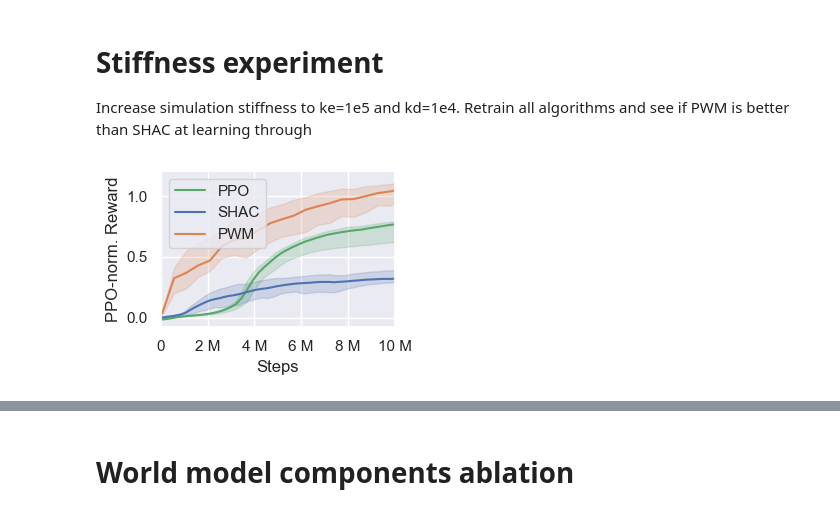
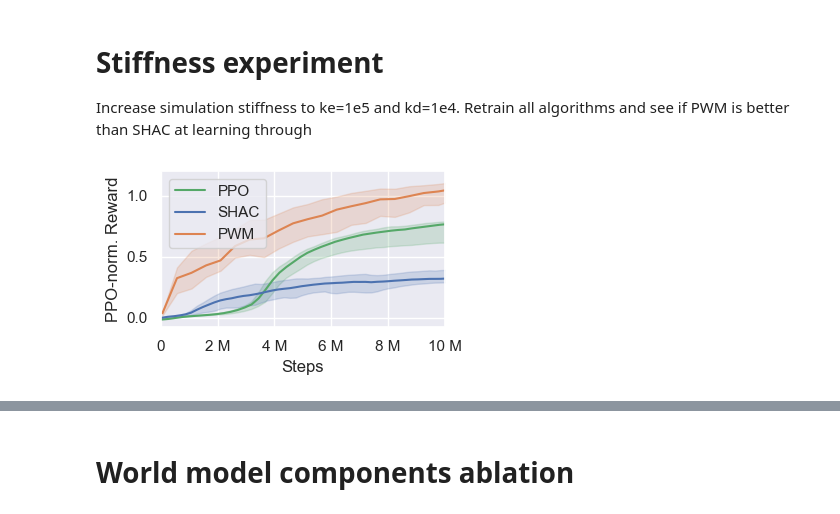
Before and after one commit to imgeorgiev/PWM, a Jupyter notebook: results/results.ipynb, the cells around one changed output, grey strips where cells are left out. Drawn from its saved outputs; the diff is of its cells as text; code cells hidden in the pictures.

```diff
--- a/results/results.ipynb
+++ b/results/results.ipynb
@@ -23,7 +23,7 @@ colors = {"PPO": colors[2],
          "SAC": colors[3],
          # "TDMPC (no planning)": colors[4],
          "SHAC": colors[0],
-         "TDMPC2": colors[4],
+         "TD-MPC2": colors[4],
          "PWM": colors[1]}
 
 # used to gather normalisation values
@@ -662,30 +734,30 @@ Increase simulation stiffness to ke=1e5 and kd=1e4. Retrain all algorithms and s
 # %%
 ppo_data = process_step_data_iqm("data/ppo_hopper_stiff.csv", row="global_step", col="rewards/step", downsample=1, smooth=0.7)
 shac_data = process_step_data_iqm("data/shac_hopper_stiff.csv", row="global_step", col="rewards/step", smooth=0.7)
 pwm_data = process_step_data_iqm("data/pwm_hopper_stiff.csv", row="Step", col="rewards", smooth=0.7)
 
 norm = 4742.296956380208
 ppo_data /= norm
 shac_data /= norm
 pwm_data /= norm
 
-f, ax = plt.subplots(1, 1, figsize=(3.5,2.4))
+f, ax = plt.subplots(1, 1, figsize=(4,2.4))
 ax.plot(ppo_data["rewards/step"], label="PPO", color=colors["PPO"])
 ax.fill_between(ppo_data.index, ppo_data["rewards/step_min"], ppo_data["rewards/step_max"], alpha=0.2, color=colors["PPO"])
 ax.plot(shac_data["rewards/step"], label="SHAC", color=colors["SHAC"])
 ax.fill_between(shac_data.index, shac_data["rewards/step_min"], shac_data["rewards/step_max"], alpha=0.2, color=colors["SHAC"])
 ax.plot(pwm_data["rewards"], label="PWM", color=colors["PWM"])
 ax.fill_between(pwm_data.index, pwm_data["rewards_min"], pwm_data["rewards_max"], alpha=0.2, color=colors["PWM"])
 ax.set_xlim((0, 1e7))
 ax.xaxis.set_major_formatter(ticker.EngFormatter())
 # ax.yaxis.set_major_formatter(ticker.EngFormatter())
 plt.xlabel("Steps")
 plt.ylabel("PPO-norm. Reward")
 plt.legend()
 plt.tight_layout()
 plt.savefig("../figures/hopper_stiffness.pdf", bbox_inches="tight")
 # %% [output]
-[figure, old version]
+[figure, new version]
 # %%
 scores = {}
 labels = ["PPO", "SHAC", "PWM"]
```
Also changed, not shown: parts of 7 cells of this notebook, 13 other files.
